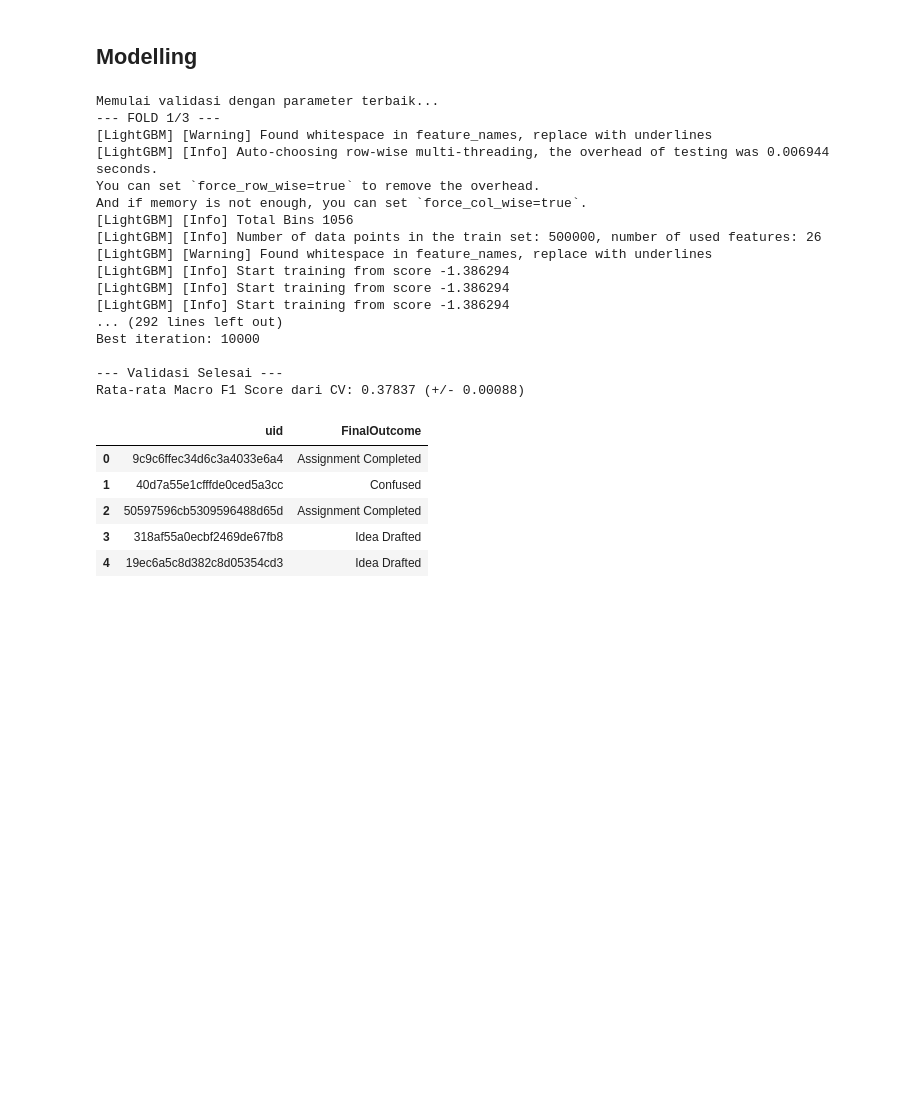
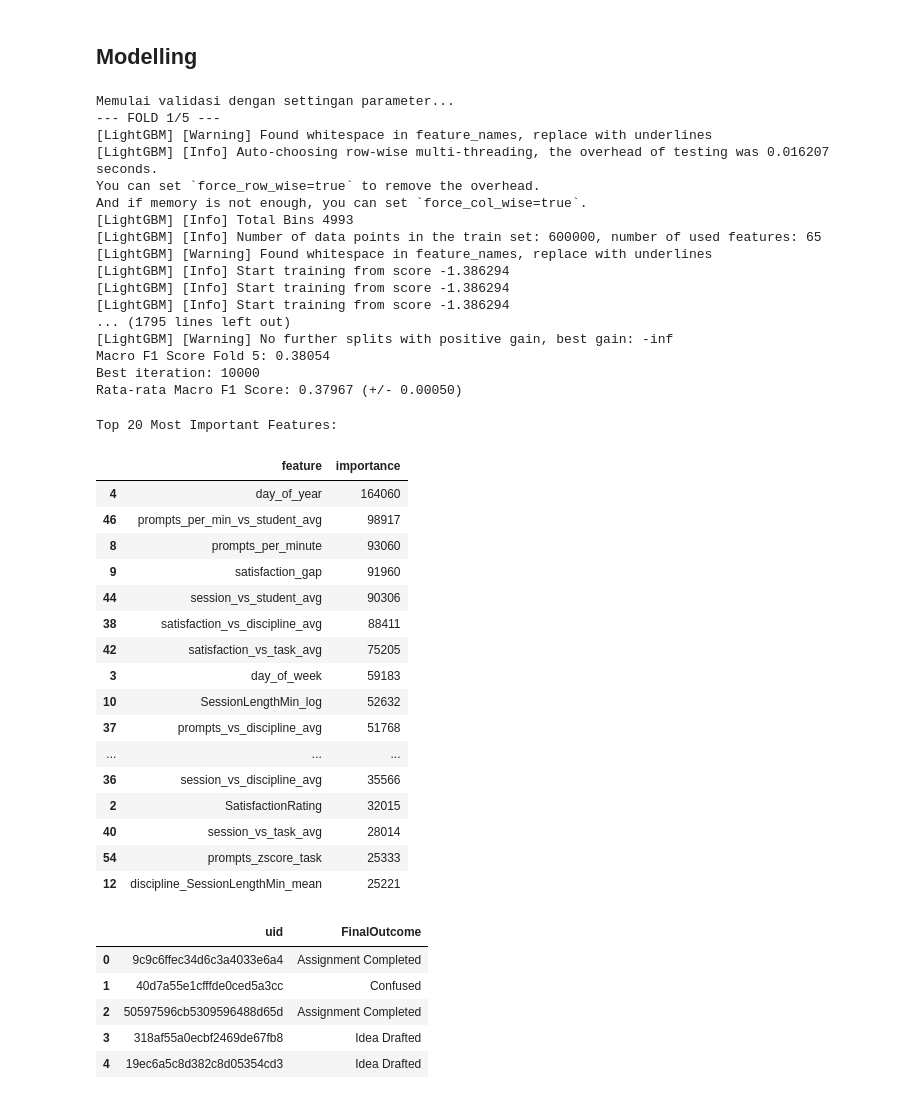
Before and after one commit to HazwanAdhikara/compIT-2025, a Jupyter notebook: notebook.ipynb, the cells around one changed output. Saved outputs shown, nothing was run; the diff lists cells and outputs as text; code cells hidden in the pictures; blank space fills up the shorter version.

```diff
--- a/notebook.ipynb
+++ b/notebook.ipynb
@@ -326,6 +427,7 @@ Bentuk data testing: (250000, 26)
 ## Modelling
 # %%
 from sklearn.model_selection import StratifiedKFold
+
 from lightgbm import LGBMClassifier
 from lightgbm import early_stopping
 
@@ -333,7 +435,7 @@ from sklearn.metrics import f1_score
 import time
 import optuna
 
-N_SPLITS = 3 # K-fold
+N_SPLITS = 5 # K-fold
 # %%
 best_params = {
     'objective': 'multiclass',
@@ -353,9 +455,9 @@ best_params = {
 # %%
 skf = StratifiedKFold(n_splits=N_SPLITS, shuffle=True, random_state=42)
 f1_scores = []
-test_predictions = np.zeros((len(X_test), len(le.classes_)))
+lgbm_predictions = np.zeros((len(X_test), len(le.classes_)))
 
-print("Memulai validasi dengan parameter terbaik...")
+print("Memulai validasi dengan settingan parameter...")
 start_time = time.time()
 
 for fold, (train_idx, val_idx) in enumerate(skf.split(X, y)):
@@ -366,34 +468,60 @@ for fold, (train_idx, val_idx) in enumerate(skf.split(X, y)):
     model = LGBMClassifier(**best_params)
     model.fit(X_train, y_train,
               eval_set=[(X_val, y_val)],
-              callbacks=[early_stopping(150, verbose=False)]) # Peringatan: 150 ronde
+              callbacks=[early_stopping(150, verbose=False)])
 
     val_preds = model.predict(X_val)
-    test_predictions += model.predict_proba(X_test) / N_SPLITS
+    lgbm_predictions += model.predict_proba(X_test) / N_SPLITS
 
     score = f1_score(y_val, val_preds, average='macro')
     f1_scores.append(score)
     print(f"Macro F1 Score Fold {fold+1}: {score:.5f}")
     print(f"Best iteration: {model.best_iteration_}")
 
-print("\n--- Validasi Selesai ---")
-print(f"Rata-rata Macro F1 Score dari CV: {np.mean(f1_scores):.5f} (+/- {np.std(f1_scores):.5f})")
+print(f"Rata-rata Macro F1 Score: {np.mean(f1_scores):.5f} (+/- {np.std(f1_scores):.5f})")
 # %% [output]
-Memulai validasi dengan parameter terbaik...
---- FOLD 1/3 ---
+Memulai validasi dengan settingan parameter...
+--- FOLD 1/5 ---
 [LightGBM] [Warning] Found whitespace in feature_names, replace with underlines
-[LightGBM] [Info] Auto-choosing row-wise multi-threading, the overhead of testing was 0.006944 seconds.
+[LightGBM] [Info] Auto-choosing row-wise multi-threading, the overhead of testing was 0.016207 seconds.
 You can set `force_row_wise=true` to remove the overhead.
 And if memory is not enough, you can set `force_col_wise=true`.
-[LightGBM] [Info] Total Bins 1056
-[LightGBM] [Info] Number of data points in the train set: 500000, number of used features: 26
+[LightGBM] [Info] Total Bins 4993
+[LightGBM] [Info] Number of data points in the train set: 600000, number of used features: 65
 [LightGBM] [Warning] Found whitespace in feature_names, replace with underlines
 [LightGBM] [Info] Start training from score -1.386294
 [LightGBM] [Info] Start training from score -1.386294
 [LightGBM] [Info] Start training from score -1.386294
-... (292 lines left out)
+... (1795 lines left out)
+[LightGBM] [Warning] No further splits with positive gain, best gain: -inf
+Macro F1 Score Fold 5: 0.38054
 Best iteration: 10000
-
---- Validasi Selesai ---
-Rata-rata Macro F1 Score dari CV: 0.37837 (+/- 0.00088)
+Rata-rata Macro F1 Score: 0.37967 (+/- 0.00050)
+# %%
+feature_importance = pd.DataFrame({
+    'feature': X.columns,
+    'importance': model.feature_importances_
+}).sort_values('importance', ascending=False)
+
+print("Top 20 Most Important Features:")
+display(feature_importance.head(20))
+# %% [output]
+Top 20 Most Important Features:
+|  | feature | importance |
+| 4 | day_of_year | 164060 |
+| 46 | prompts_per_min_vs_student_avg | 98917 |
+| 8 | prompts_per_minute | 93060 |
+| 9 | satisfaction_gap | 91960 |
+| 44 | session_vs_student_avg | 90306 |
+| 38 | satisfaction_vs_discipline_avg | 88411 |
+| 42 | satisfaction_vs_task_avg | 75205 |
+| 3 | day_of_week | 59183 |
+| 10 | SessionLengthMin_log | 52632 |
+| 37 | prompts_vs_discipline_avg | 51768 |
+| ... | ... | ... |
+| 36 | session_vs_discipline_avg | 35566 |
+| 2 | SatisfactionRating | 32015 |
+| 40 | session_vs_task_avg | 28014 |
+| 54 | prompts_zscore_task | 25333 |
+| 12 | discipline_SessionLengthMin_mean | 25221 |
 # %%
```
Also changed, not shown: parts of 6 cells of this notebook, 3 other files.
